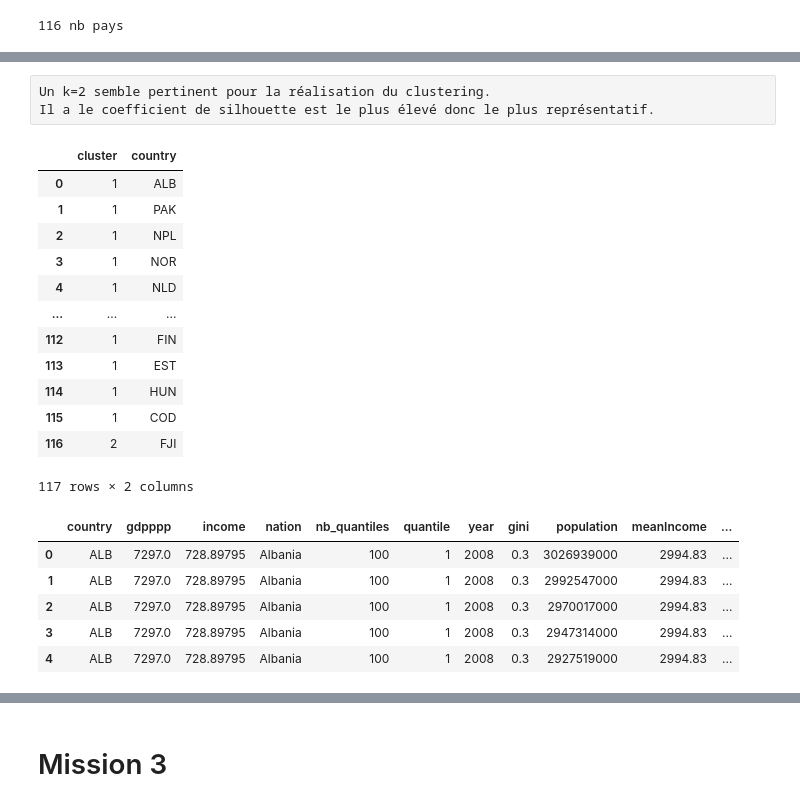
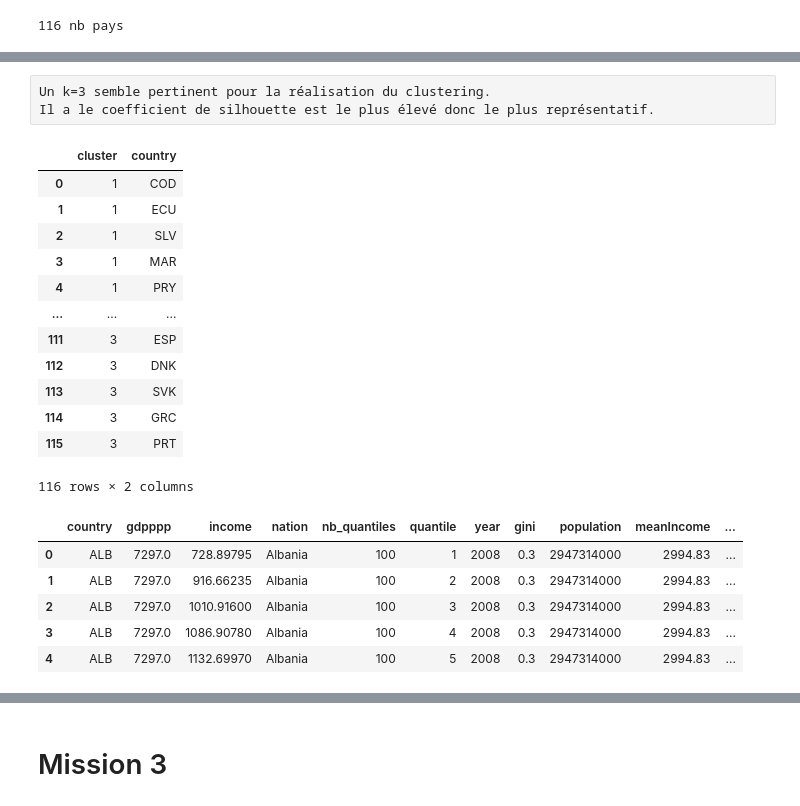
Before and after one commit to yassineBenHassoun/data-analysis-income-predict, a Jupyter notebook: app/jupyter/resources/project/mission_7.ipynb, the cells around one changed output, grey strips where cells are left out. Saved outputs shown, nothing was run; the diff lists cells and outputs as text; code cells hidden in the pictures.

```diff
--- a/app/jupyter/resources/project/mission_7.ipynb
+++ b/app/jupyter/resources/project/mission_7.ipynb
@@ -416,5 +434,7 @@ population['population'] = (population['population'].astype(int) * 1000)
 if 'INX' in population['country'].values:
     population = population[population['country'] != 'INX']
 population
+population = population[population['year'] == '2008']
+population
 # %% [output]
 |  | country | year | population |
@@ -527,8 +554,8 @@ incomes.head()
 # clustering
 # %%
 clusterIncome = incomes.copy()
-clusterIncome = clusterIncome[clusterIncome['country'] != 'Fiji']
+clusterIncome = clusterIncome[clusterIncome['country'] != 'FJI']
 clusterIncome.set_index('country', inplace=True)
 clusterIncome.drop_duplicates(subset=['nation'], inplace=True)
-clusterIncome.head()
+clusterIncome
 # %% [output]
@@ -572,41 +606,41 @@ plt.show()
 # %% [raw]
-Un k=2 semble pertinent pour la réalisation du clustering.
+Un k=3 semble pertinent pour la réalisation du clustering.
 Il a le coefficient de silhouette est le plus élevé donc le plus représentatif.
 # %%
-nbCluster = 2
+nbCluster = 3
 clust = cluster.KMeans(n_clusters=nbCluster)
 clust.fit(xScaled)
 #Tableau des Centroïdes
 centroids = clust.cluster_centers_
-pd.DataFrame(centroids, columns=['gdpppp', 'gini'], index=['cluster1', 'cluster2'])
-# Assigne la position des cluster par pays et on en fait un df (0,1 selon la position du tableau)
+pd.DataFrame(centroids, columns=['gdpppp', 'gini'], index=['cluster1', 'cluster2','cluster3'])
+# Assigne la position des cluster par pays et on en fait un df (0,1,2 selon la position du tableau)
 clustIndex = np.argsort(clust.labels_)
 clustDf = pd.DataFrame(clusterIncome.index[clustIndex], clust.labels_[clustIndex]).reset_index()
 clustDf = clustDf.rename(columns={'index':'cluster'})
-clustDf['cluster'] = clustDf['cluster'].replace({0: 1, 1: 2})
+clustDf['cluster'] = clustDf['cluster'].replace({0:1, 1:2, 2:3})
 clustDf
 # %% [output]
 |  | cluster | country |
-| 0 | 1 | ALB |
-| 1 | 1 | PAK |
-| 2 | 1 | NPL |
-| 3 | 1 | NOR |
-| 4 | 1 | NLD |
+| 0 | 1 | COD |
+| 1 | 1 | ECU |
+| 2 | 1 | SLV |
+| 3 | 1 | MAR |
+| 4 | 1 | PRY |
 | ... | ... | ... |
-| 112 | 1 | FIN |
-| 113 | 1 | EST |
-| 114 | 1 | HUN |
-| 115 | 1 | COD |
-| 116 | 2 | FJI |
+| 111 | 3 | ESP |
+| 112 | 3 | DNK |
+| 113 | 3 | SVK |
+| 114 | 3 | GRC |
+| 115 | 3 | PRT |
-117 rows × 2 columns
+116 rows × 2 columns
 # %%
 # merge dans le dataframe principal
 incomes = pd.merge(incomes, clustDf, on="country")
 incomes.head()
 # %% [output]
 |  | country | gdpppp | income | nation | nb_quantiles | quantile | year | gini | population | meanIncome | ... |
-| 0 | ALB | 7297.0 | 728.89795 | Albania | 100 | 1 | 2008 | 0.3 | 3026939000 | 2994.83 | ... |
-| 1 | ALB | 7297.0 | 728.89795 | Albania | 100 | 1 | 2008 | 0.3 | 2992547000 | 2994.83 | ... |
-| 2 | ALB | 7297.0 | 728.89795 | Albania | 100 | 1 | 2008 | 0.3 | 2970017000 | 2994.83 | ... |
-| 3 | ALB | 7297.0 | 728.89795 | Albania | 100 | 1 | 2008 | 0.3 | 2947314000 | 2994.83 | ... |
-| 4 | ALB | 7297.0 | 728.89795 | Albania | 100 | 1 | 2008 | 0.3 | 2927519000 | 2994.83 | ... |
+| 0 | ALB | 7297.0 | 728.89795 | Albania | 100 | 1 | 2008 | 0.3 | 2947314000 | 2994.83 | ... |
+| 1 | ALB | 7297.0 | 916.66235 | Albania | 100 | 2 | 2008 | 0.3 | 2947314000 | 2994.83 | ... |
+| 2 | ALB | 7297.0 | 1010.91600 | Albania | 100 | 3 | 2008 | 0.3 | 2947314000 | 2994.83 | ... |
+| 3 | ALB | 7297.0 | 1086.90780 | Albania | 100 | 4 | 2008 | 0.3 | 2947314000 | 2994.83 | ... |
+| 4 | ALB | 7297.0 | 1132.69970 | Albania | 100 | 5 | 2008 | 0.3 | 2947314000 | 2994.83 | ... |
```
Also changed, not shown: parts of 34 cells of this notebook, 1 other file.
